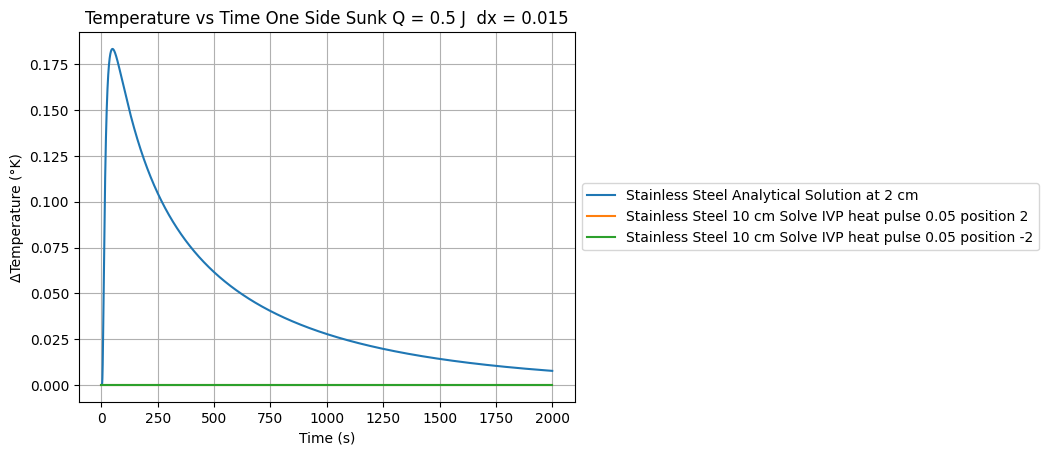
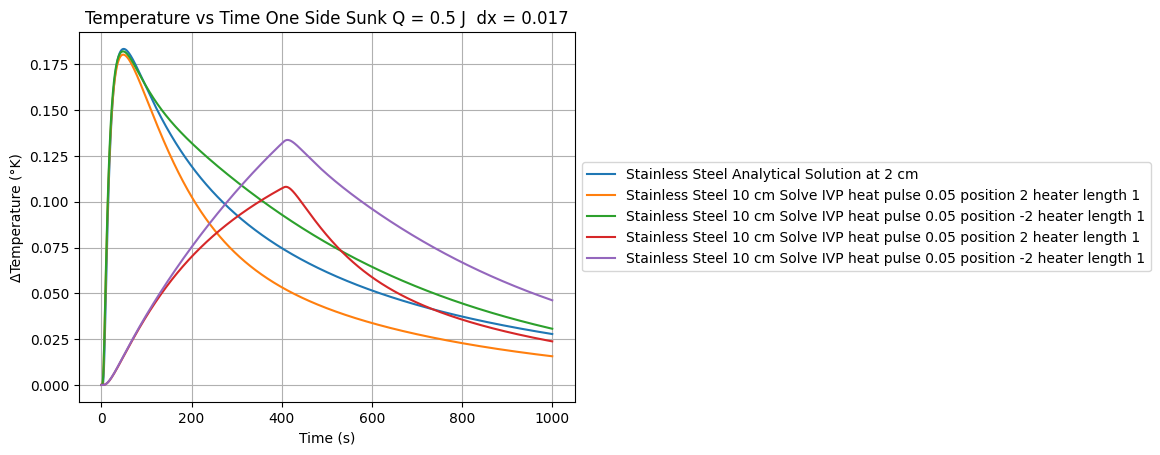
Unified diff of the notebook cell whose output changed from the first chart to the second:
--- before
+++ after
@@ -58,6 +58,6 @@
 #plt.plot(solve_ivp_solution_SS_20.t,solve_ivp_solution_SS_20.y[int((atX/dx)-(d)/dx)],label = 'Stainless Steel 20 cm Solve IVP '+ "heat pulse "+str(att))
 
-plt.plot(solve_ivp_solution_SS_10.t,solve_ivp_solution_SS_10.y[int((atX2/dx)-(d)/dx)],label = 'Stainless Steel 10 cm Solve IVP '+ "heat pulse "+str(att)+" position "+str(d))
-plt.plot(solve_ivp_solution_SS_10.t,solve_ivp_solution_SS_10.y[int((atX2/dx)-(d2)/dx)],label = 'Stainless Steel 10 cm Solve IVP '+ "heat pulse "+str(att)+" position "+str(d2))
+plt.plot(solve_ivp_solution_SS_10.t,solve_ivp_solution_SS_10.y[int((atX2/dx)-(d)/dx)],label = 'Stainless Steel 10 cm Solve IVP '+ "heat pulse "+str(att)+" position "+str(d)+" heater length "+str(heaterLen2))
+plt.plot(solve_ivp_solution_SS_10.t,solve_ivp_solution_SS_10.y[int((atX2/dx)-(d2)/dx)],label = 'Stainless Steel 10 cm Solve IVP '+ "heat pulse "+str(att)+" position "+str(d2)+" heater length "+str(heaterLen2))
 
 #plt.plot(solve_ivp_solution_SS_20_longerpulse.t,solve_ivp_solution_SS_20_longerpulse.y[int((atX/dx)-(d)/dx)],label = 'Stainless Steel 20 cm Solve IVP '+ "heat pulse "+str(att2))

Commit: Debugging SolveIVP 0s Returned